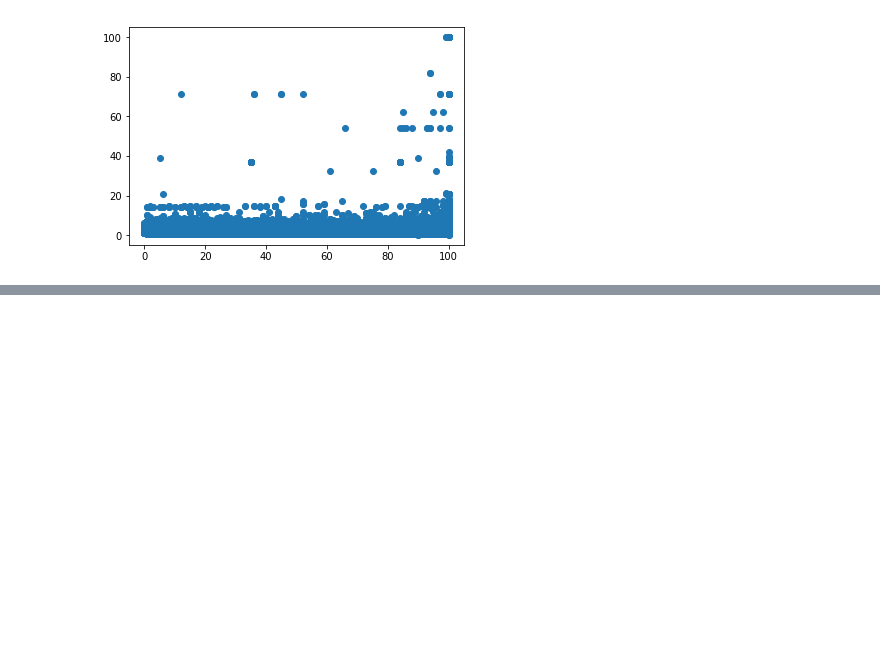
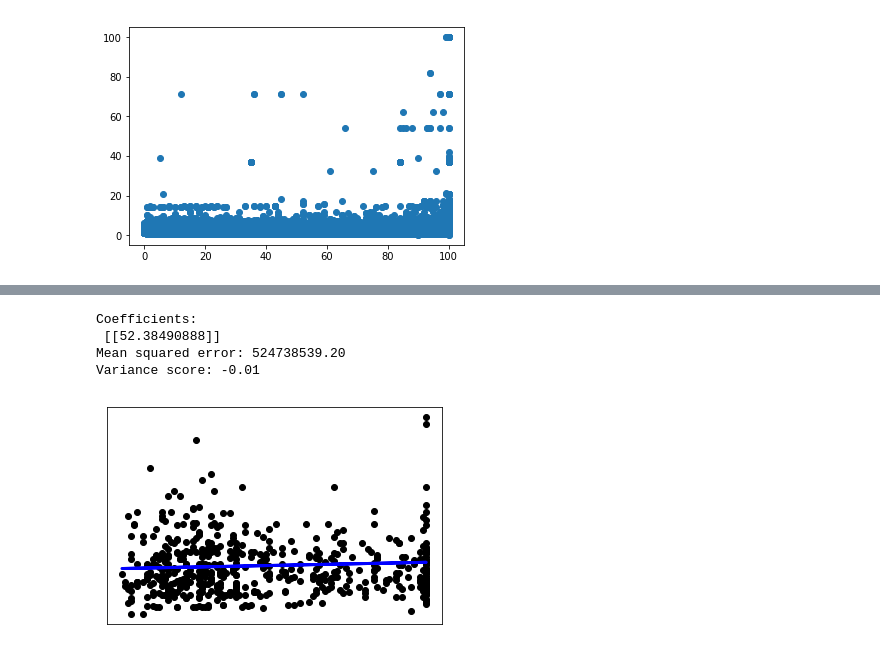
Before and after one commit to DrPancakesMD/Healthcare-Informatics-Final-Project, a Jupyter notebook: Health_Project_Data_EDA-checkpoint.ipynb, the cells around one changed output, grey strips where cells are left out. Saved outputs shown, nothing was run; the diff lists cells and outputs as text; code cells hidden in the pictures; blank space fills up the shorter version.

```diff
--- a/Health_Project_Data_EDA-checkpoint.ipynb
+++ b/Health_Project_Data_EDA-checkpoint.ipynb
@@ -539,0 +622,31 @@ plt.scatter(x = pc['Measure Performance Rate'], y = pc['percent_poverty_zip'])
+# %%
+X_train, X_test, y_train, y_test = train_test_split(flu_rows['Measure Performance Rate'].values.reshape(-1, 1),
+                                                    flu_rows['median_household_zip'].values.reshape(-1, 1),
+                                                    test_size = .25, random_state=25)
+# %%
+LinReg = LinearRegression()
+LinReg.fit(X_train, y_train)
+y_pred = LinReg.predict(X_test)
+
+# The coefficients
+print('Coefficients: \n', LinReg.coef_)
+# The mean squared error
+print("Mean squared error: %.2f"
+      % mean_squared_error(y_test, y_pred))
+# Explained variance score: 1 is perfect prediction
+print('Variance score: %.2f' % r2_score(y_test, y_pred))
+
+# Plot outputs
+plt.scatter(X_test, y_test,  color='black')
+plt.plot(X_test, y_pred, color='blue', linewidth=3)
+
+plt.xticks(())
+plt.yticks(())
+
+plt.show()
+# %% [output]
+Coefficients:
+ [[52.38490888]]
+Mean squared error: 524738539.20
+Variance score: -0.01
+[figure, added]
```
Also changed, not shown: parts of 12 cells of this notebook.
